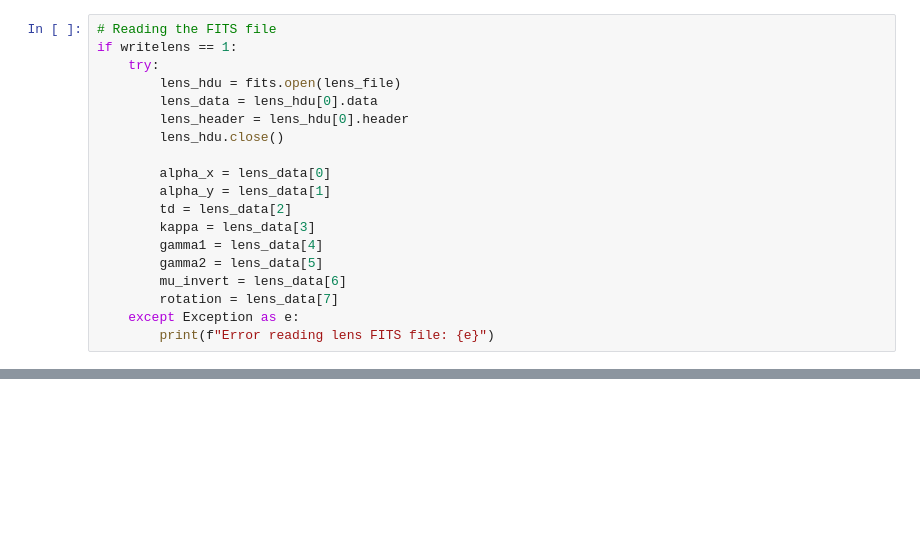
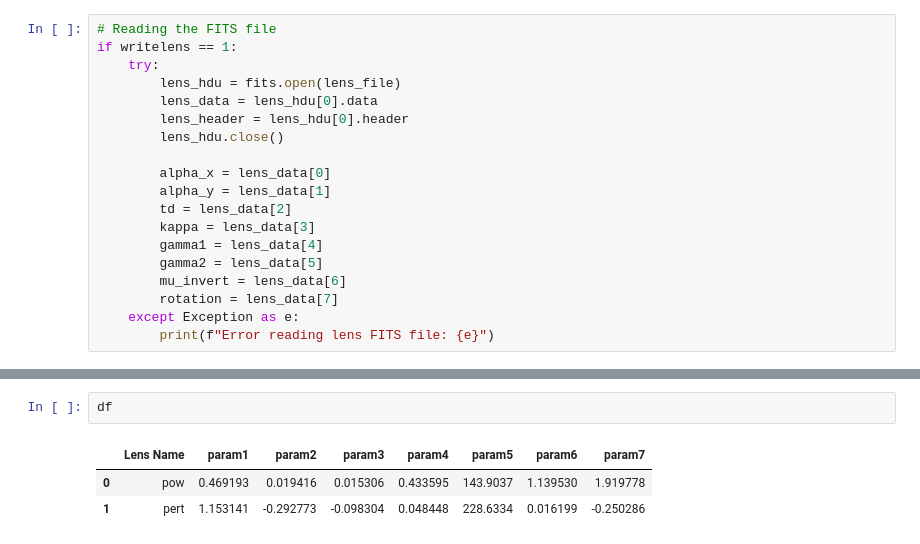
Before and after one commit to romms921/PyAutoGlaf, a Jupyter notebook: plotting.ipynb, the cells around one changed output, grey strips where cells are left out. Drawn from its saved outputs; the diff is of its cells as text; blank space fills up the shorter version.

```diff
--- a/plotting.ipynb
+++ b/plotting.ipynb
@@ -818,0 +870,6 @@ if optimize == 1:
+# %%
+df
+# %% [output]
+|  | Lens Name | param1 | param2 | param3 | param4 | param5 | param6 | param7 |
+| 0 | pow | 0.469193 | 0.019416 | 0.015306 | 0.433595 | 143.9037 | 1.139530 | 1.919778 |
+| 1 | pert | 1.153141 | -0.292773 | -0.098304 | 0.048448 | 228.6334 | 0.016199 | -0.250286 |
```
Also changed, not shown: parts of 2 cells of this notebook.
